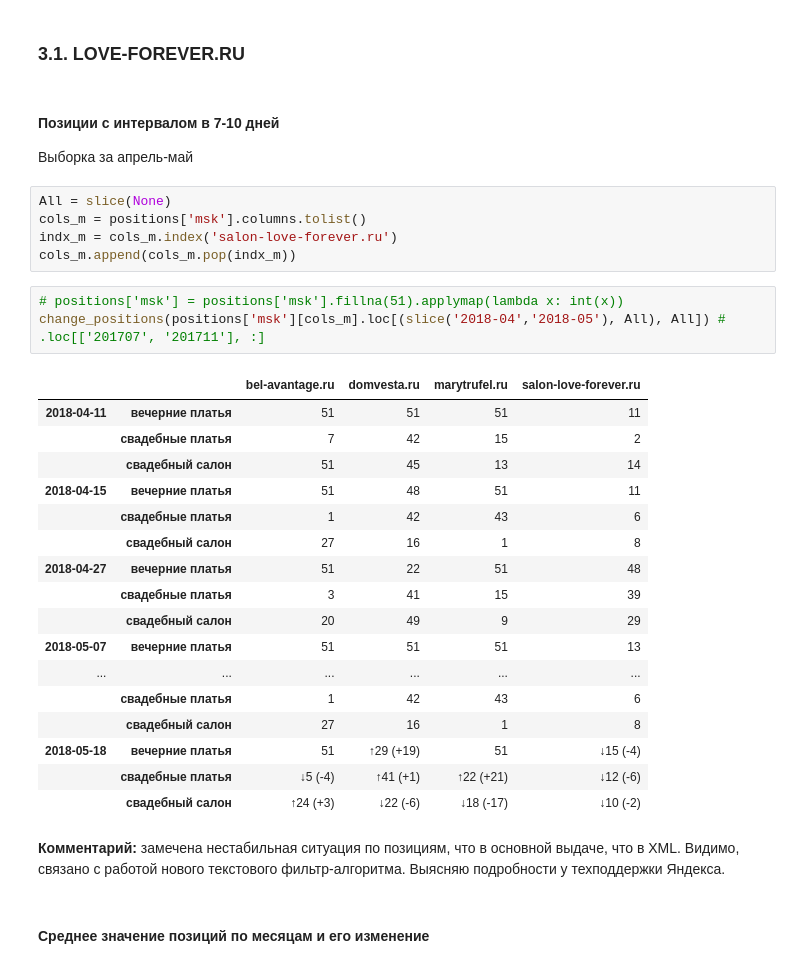
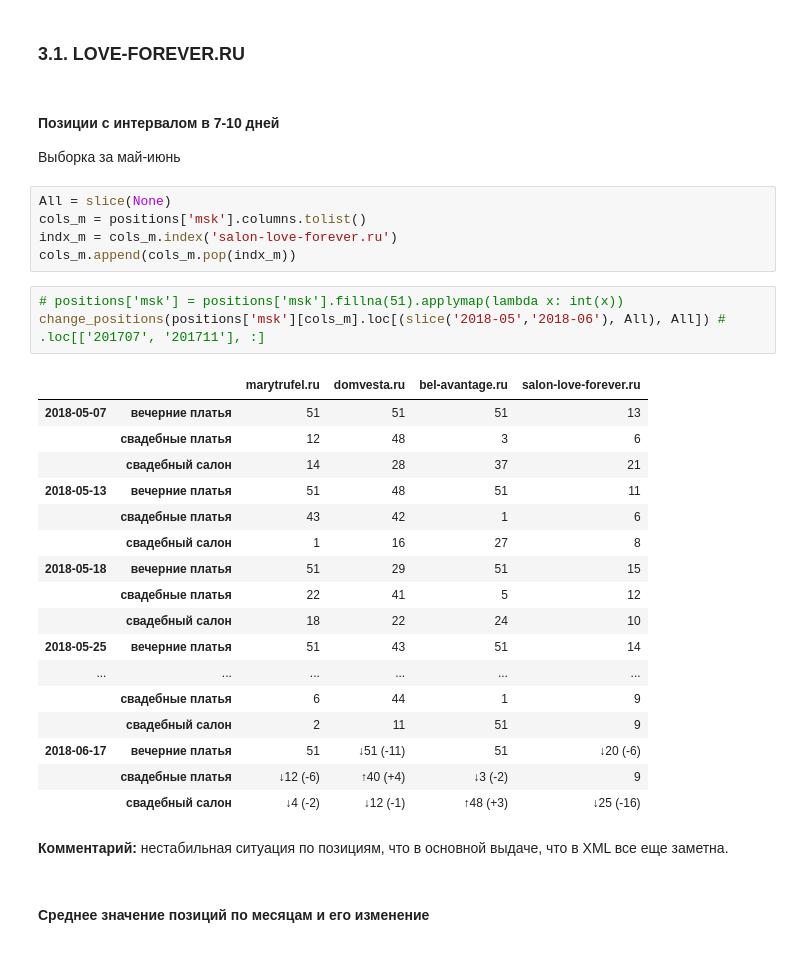
Before and after one commit to salon-love-forever/reports, a Jupyter notebook: salon-love-forever.ru.ipynb, the cells around one changed output. Saved outputs shown, nothing was run; the diff lists cells and outputs as text.

```diff
--- a/salon-love-forever.ru.ipynb
+++ b/salon-love-forever.ru.ipynb
@@ -190,7 +191,7 @@ show_dynamics(organic['spb'], 'branded')
 ### 3.1. LOVE-FOREVER.RU
 # %% [markdown]
 #### Позиции с интервалом в 7-10 дней
-Выборка за апрель-май
+Выборка за май-июнь
 # %%
 All = slice(None)
 cols_m = positions['msk'].columns.tolist()
@@ -198,27 +199,27 @@ indx_m = cols_m.index('salon-love-forever.ru')
 cols_m.append(cols_m.pop(indx_m))
 # %%
 # positions['msk'] = positions['msk'].fillna(51).applymap(lambda x: int(x))
-change_positions(positions['msk'][cols_m].loc[(slice('2018-04','2018-05'), All), All]) # .loc[['201707', '201711'], :]
+change_positions(positions['msk'][cols_m].loc[(slice('2018-05','2018-06'), All), All]) # .loc[['201707', '201711'], :]
 # %% [output]
-|  |  | bel-avantage.ru | domvesta.ru | marytrufel.ru | salon-love-forever.ru |
-| 2018-04-11 | вечерние платья | 51 | 51 | 51 | 11 |
-|  | свадебные платья | 7 | 42 | 15 | 2 |
-|  | свадебный салон | 51 | 45 | 13 | 14 |
-| 2018-04-15 | вечерние платья | 51 | 48 | 51 | 11 |
-|  | свадебные платья | 1 | 42 | 43 | 6 |
-|  | свадебный салон | 27 | 16 | 1 | 8 |
-| 2018-04-27 | вечерние платья | 51 | 22 | 51 | 48 |
-|  | свадебные платья | 3 | 41 | 15 | 39 |
-|  | свадебный салон | 20 | 49 | 9 | 29 |
+|  |  | marytrufel.ru | domvesta.ru | bel-avantage.ru | salon-love-forever.ru |
 | 2018-05-07 | вечерние платья | 51 | 51 | 51 | 13 |
+|  | свадебные платья | 12 | 48 | 3 | 6 |
+|  | свадебный салон | 14 | 28 | 37 | 21 |
+| 2018-05-13 | вечерние платья | 51 | 48 | 51 | 11 |
+|  | свадебные платья | 43 | 42 | 1 | 6 |
+|  | свадебный салон | 1 | 16 | 27 | 8 |
+| 2018-05-18 | вечерние платья | 51 | 29 | 51 | 15 |
+|  | свадебные платья | 22 | 41 | 5 | 12 |
+|  | свадебный салон | 18 | 22 | 24 | 10 |
+| 2018-05-25 | вечерние платья | 51 | 43 | 51 | 14 |
 | ... | ... | ... | ... | ... | ... |
-|  | свадебные платья | 1 | 42 | 43 | 6 |
-|  | свадебный салон | 27 | 16 | 1 | 8 |
-| 2018-05-18 | вечерние платья | 51 | ↑29 (+19) | 51 | ↓15 (-4) |
-|  | свадебные платья | ↓5 (-4) | ↑41 (+1) | ↑22 (+21) | ↓12 (-6) |
-|  | свадебный салон | ↑24 (+3) | ↓22 (-6) | ↓18 (-17) | ↓10 (-2) |
+|  | свадебные платья | 6 | 44 | 1 | 9 |
+|  | свадебный салон | 2 | 11 | 51 | 9 |
+| 2018-06-17 | вечерние платья | 51 | ↓51 (-11) | 51 | ↓20 (-6) |
+|  | свадебные платья | ↓12 (-6) | ↑40 (+4) | ↓3 (-2) | 9 |
+|  | свадебный салон | ↓4 (-2) | ↓12 (-1) | ↑48 (+3) | ↓25 (-16) |
 # %% [markdown]
-**Комментарий:** замечена нестабильная ситуация по позициям, что в основной выдаче, что в XML. Видимо, связано с работой нового текстового фильтр-алгоритма. Выясняю подробности у техподдержки Яндекса.
+**Комментарий:** нестабильная ситуация по позициям, что в основной выдаче, что в XML все еще заметна.
 # %% [markdown]
 #### Среднее значение позиций по месяцам и его изменение
 # %%
```
Also changed, not shown: parts of 13 cells of this notebook.
